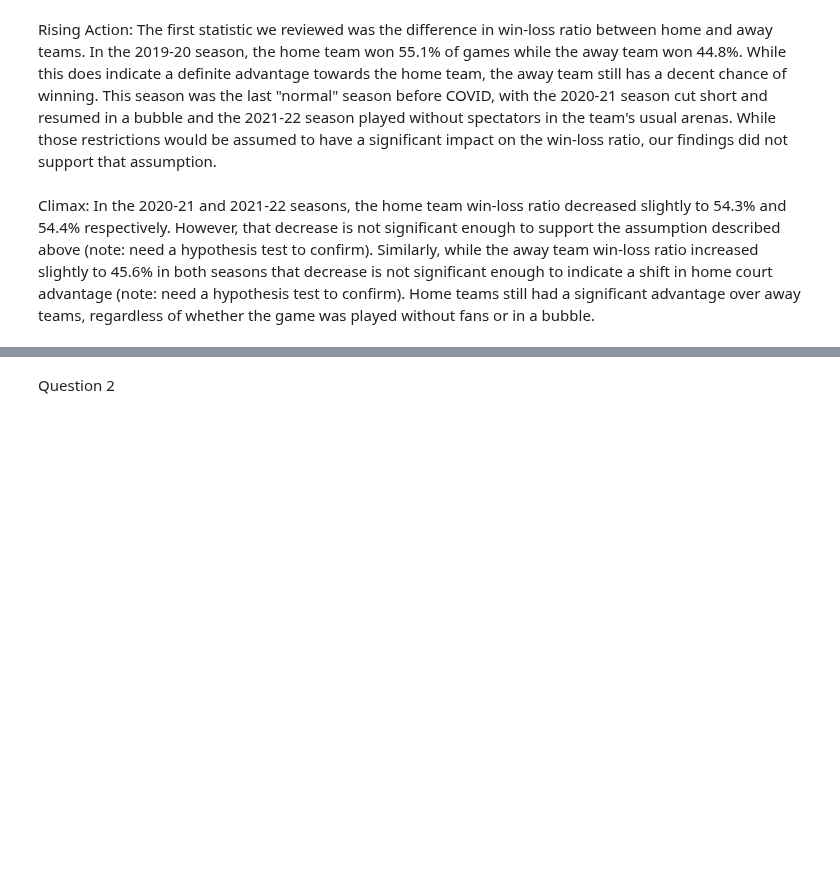
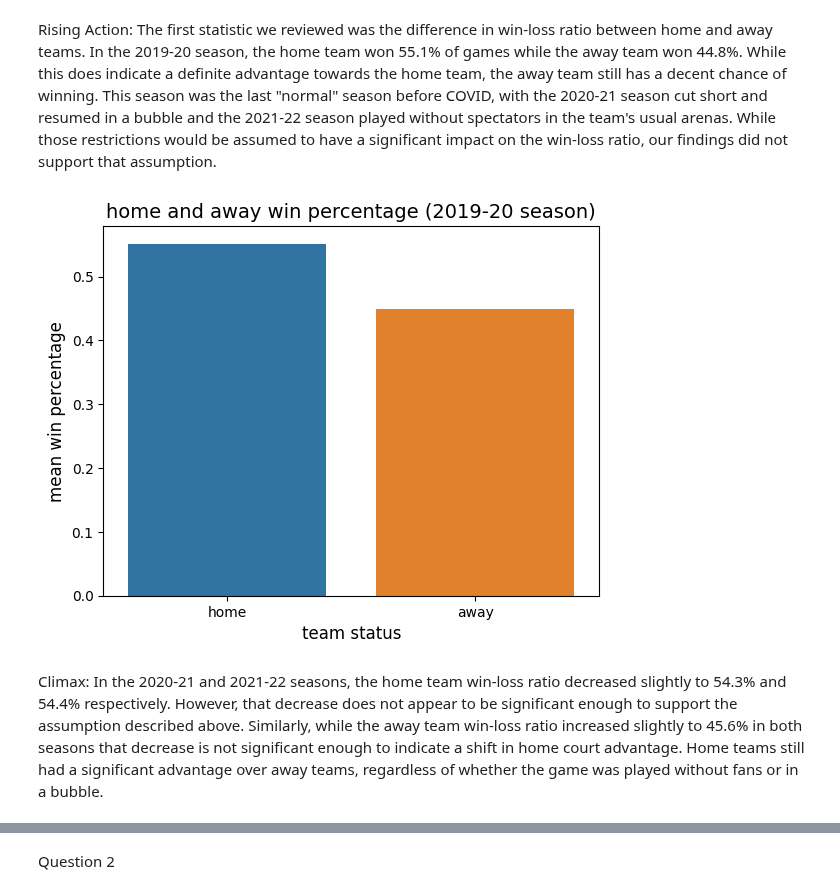
Before and after one commit to thezachdrake/UMD-INST627-Fall2024, a Jupyter notebook: inclass.ipynb, the cells around one changed output, grey strips where cells are left out. Cells and saved outputs as stored; diff of their text form; code cells hidden in the pictures; blank space fills up the shorter version.

```diff
--- a/inclass.ipynb
+++ b/inclass.ipynb
@@ -23,4 +38,19 @@ Intro: During the 2020-21 and 2021-22 NBA seasons, the league put COVID-19 restr
 # %% [markdown]
 Rising Action: The first statistic we reviewed was the difference in win-loss ratio between home and away teams. In the 2019-20 season, the home team won 55.1% of games while the away team won 44.8%. While this does indicate a definite advantage towards the home team, the away team still has a decent chance of winning. This season was the last "normal" season before COVID, with the 2020-21 season cut short and resumed in a bubble and the 2021-22 season played without spectators in the team's usual arenas. While those restrictions would be assumed to have a significant impact on the win-loss ratio, our findings did not support that assumption.
+# %%
+covid_wl_19 = pd.read_sql_query("SELECT team_name_home, wl_home, team_name_away, wl_away, season_id FROM game WHERE season_id IN (22019) ORDER BY season_id DESC", con)
+covid_wl_19 = covid_wl_19.replace('W', 1)
+covid_wl_19 = covid_wl_19.replace('L', 0)
+
+covid_wl_19_group = covid_wl_19.groupby(['season_id']).agg({'wl_home': ['mean'], 'wl_away': ['mean']})
+
+ax = sns.barplot(data=covid_wl_19_group)
+ax.set_title('home and away win percentage (2019-20 season)', fontsize=14)
+ax.set_xlabel('team status', fontsize=12)
+ax.set_ylabel('mean win percentage', fontsize=12)
+ax.set_xticklabels(['home', 'away'], fontsize=10)
+plt.show()
+# %% [output]
+[figure, added]
 # %% [markdown]
-Climax: In the 2020-21 and 2021-22 seasons, the home team win-loss ratio decreased slightly to 54.3% and 54.4% respectively. However, that decrease is not significant enough to support the assumption described above (note: need a hypothesis test to confirm). Similarly, while the away team win-loss ratio increased slightly to 45.6% in both seasons that decrease is not significant enough to indicate a shift in home court advantage (note: need a hypothesis test to confirm). Home teams still had a significant advantage over away teams, regardless of whether the game was played without fans or in a bubble.
+Climax: In the 2020-21 and 2021-22 seasons, the home team win-loss ratio decreased slightly to 54.3% and 54.4% respectively. However, that decrease does not appear to be significant enough to support the assumption described above. Similarly, while the away team win-loss ratio increased slightly to 45.6% in both seasons that decrease is not significant enough to indicate a shift in home court advantage. Home teams still had a significant advantage over away teams, regardless of whether the game was played without fans or in a bubble.
```
Also changed, not shown: parts of 93 cells of this notebook.
